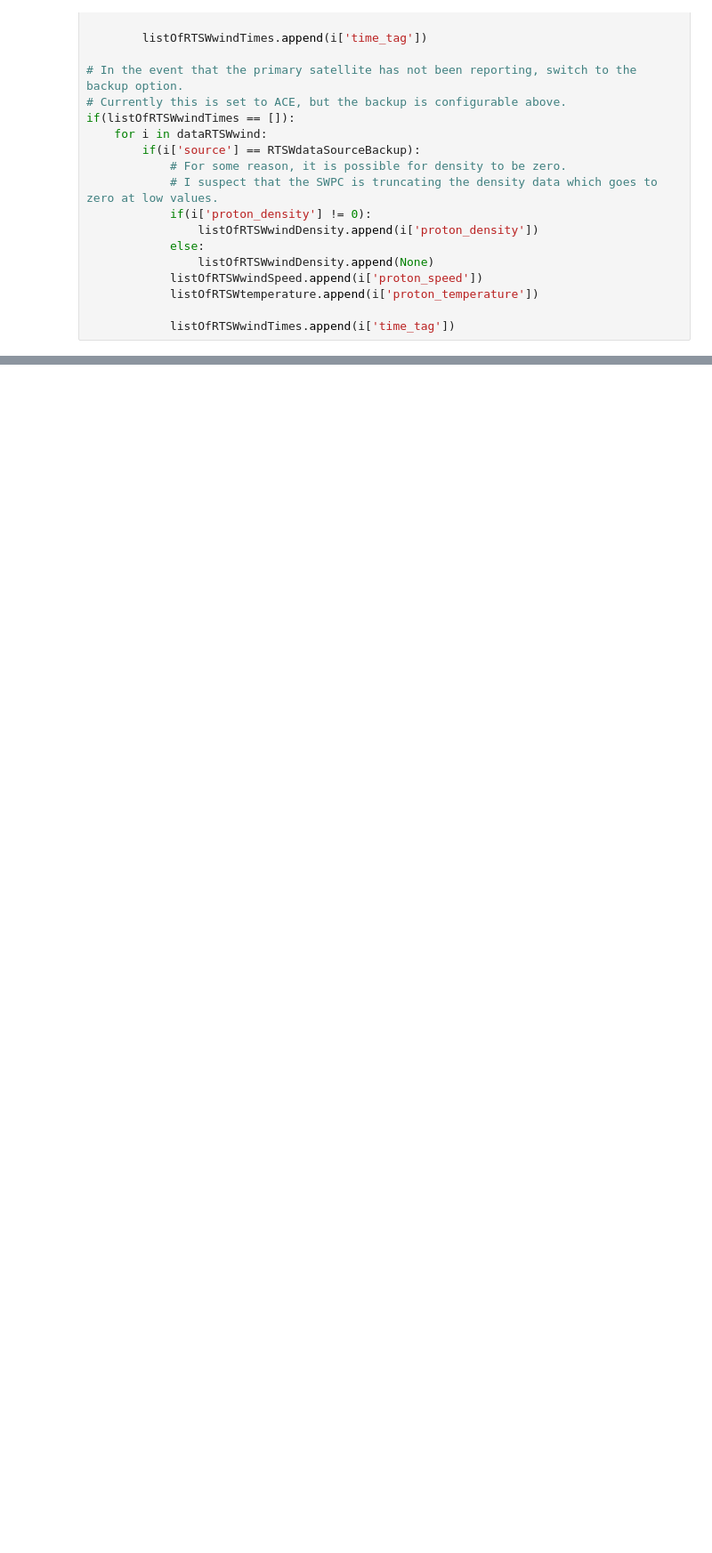
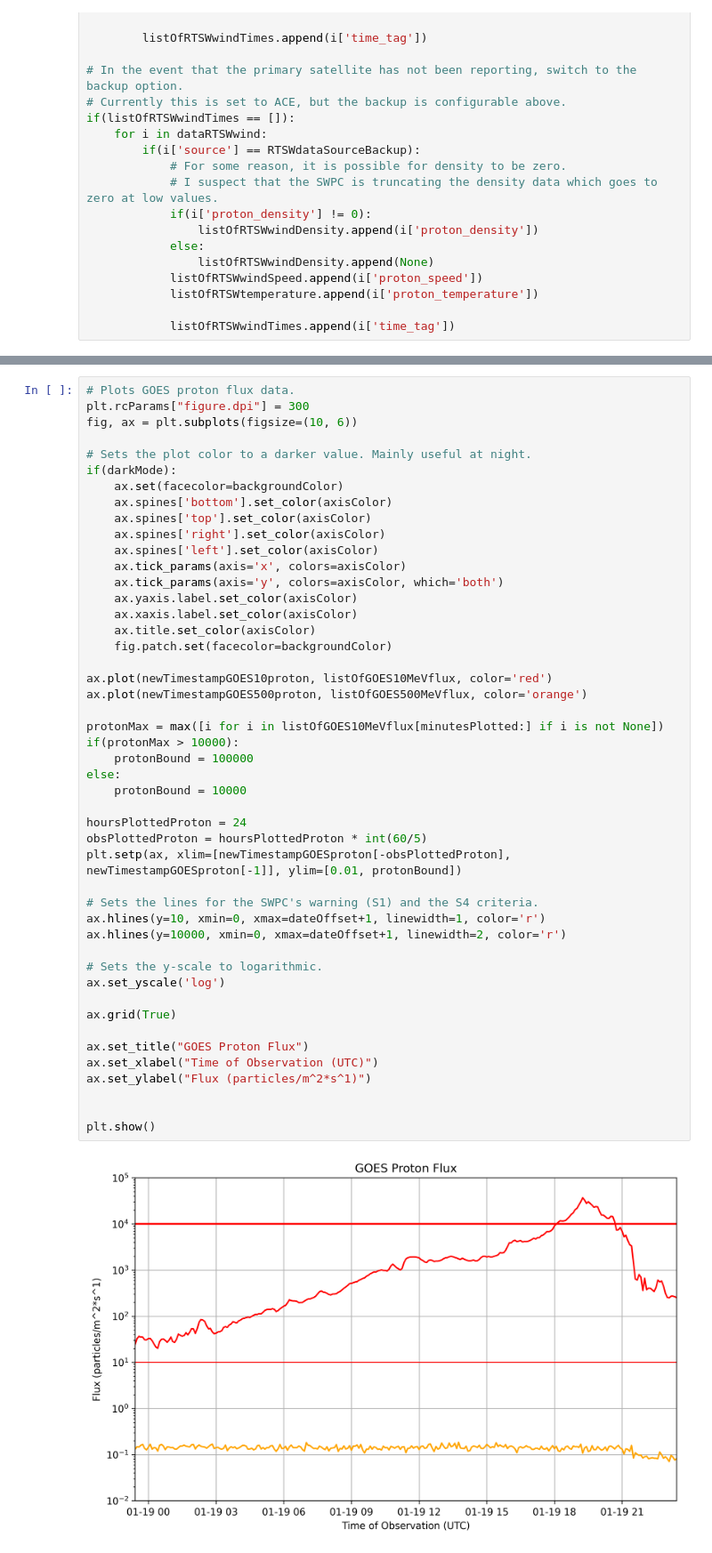
Before and after one commit to Weatherman142/WeatherChart, a Jupyter notebook: spaceWeather.ipynb, the cells around one changed output, grey strips where cells are left out. Shown at 89% size. Saved outputs shown, nothing was run; the diff lists cells and outputs as text; blank space fills up the shorter version.

```diff
--- a/spaceWeather.ipynb
+++ b/spaceWeather.ipynb
@@ -392,0 +416,49 @@ plt.show()
+# %%
+# Plots GOES proton flux data.
+plt.rcParams["figure.dpi"] = 300
+fig, ax = plt.subplots(figsize=(10, 6))
+
+# Sets the plot color to a darker value. Mainly useful at night.
+if(darkMode):
+    ax.set(facecolor=backgroundColor)
+    ax.spines['bottom'].set_color(axisColor)
+    ax.spines['top'].set_color(axisColor)
+    ax.spines['right'].set_color(axisColor)
+    ax.spines['left'].set_color(axisColor)
+    ax.tick_params(axis='x', colors=axisColor)
+    ax.tick_params(axis='y', colors=axisColor, which='both')
+    ax.yaxis.label.set_color(axisColor)
+    ax.xaxis.label.set_color(axisColor)
+    ax.title.set_color(axisColor)
+    fig.patch.set(facecolor=backgroundColor)
+
+ax.plot(newTimestampGOES10proton, listOfGOES10MeVflux, color='red')
+ax.plot(newTimestampGOES500proton, listOfGOES500MeVflux, color='orange')
+
+protonMax = max([i for i in listOfGOES10MeVflux[minutesPlotted:] if i is not None])
+if(protonMax > 10000):
+    protonBound = 100000
+else:
+    protonBound = 10000
+
+hoursPlottedProton = 24
+obsPlottedProton = hoursPlottedProton * int(60/5)
+plt.setp(ax, xlim=[newTimestampGOESproton[-obsPlottedProton], newTimestampGOESproton[-1]], ylim=[0.01, protonBound])
+
+# Sets the lines for the SWPC's warning (S1) and the S4 criteria.
+ax.hlines(y=10, xmin=0, xmax=dateOffset+1, linewidth=1, color='r')
+ax.hlines(y=10000, xmin=0, xmax=dateOffset+1, linewidth=2, color='r')
+
+# Sets the y-scale to logarithmic.
+ax.set_yscale('log')
+
+ax.grid(True)
+
+ax.set_title("GOES Proton Flux")
+ax.set_xlabel("Time of Observation (UTC)")
+ax.set_ylabel("Flux (particles/m^2*s^1)")
+
+
+plt.show()
+# %% [output]
+[figure, added]
```
Also changed, not shown: parts of 10 cells of this notebook.
